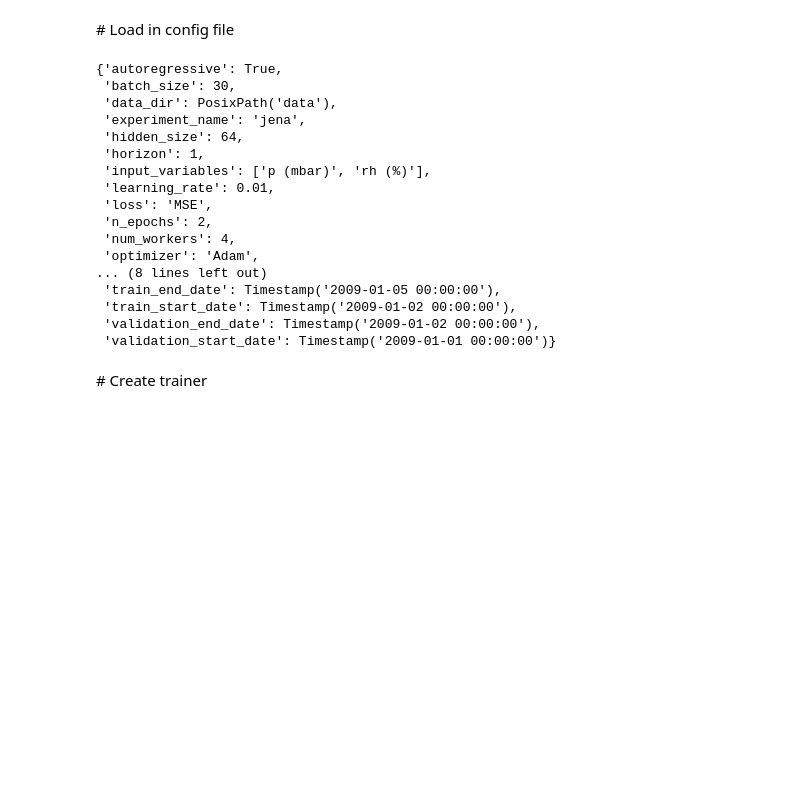
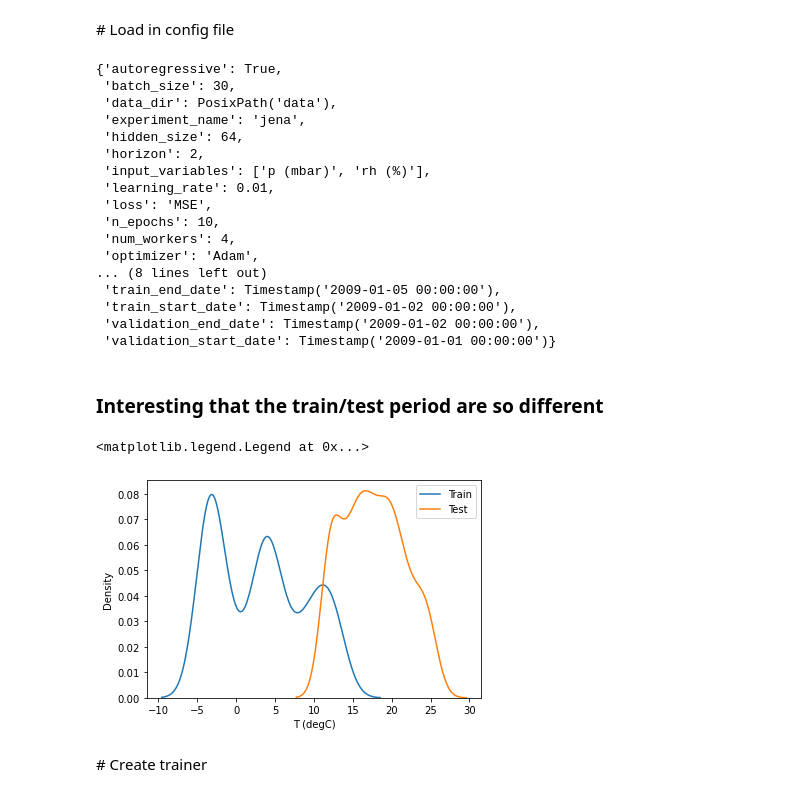
Before and after one commit to tommylees112/spatio_temporal, a Jupyter notebook: notebooks/jena_weather.ipynb, the cells around one changed output. Cells and saved outputs as stored; diff of their text form; code cells hidden in the pictures; blank space fills up the shorter version.

```diff
--- a/notebooks/jena_weather.ipynb
+++ b/notebooks/jena_weather.ipynb
@@ -36,11 +36,21 @@ ds = load_test_jena_data_as_dataset(base_dir / "data")
 # Load in config file
 # %%
 cfg = Config(base_dir / "tests/testconfigs/jena.yml")
-cfg._cfg["n_epochs"] = 2
+cfg._cfg["n_epochs"] = 10
 cfg._cfg["autoregressive"] = True
-cfg._cfg["horizon"] = 1
+cfg._cfg["horizon"] = 2
 cfg._cfg["seq_length"] = 48
 cfg._cfg["scheduler"] = "cycle"
+
+#  NOTE: this means we are testing on the train period!
+# Swap test, train periods
+# test_start = cfg._cfg["test_start_date"]
+# test_end = cfg._cfg["test_end_date"]
+# cfg._cfg["test_start_date"] = cfg._cfg["train_start_date"]
+# cfg._cfg["test_end_date"] = cfg._cfg["train_end_date"]
+
+# cfg._cfg["train_start_date"] = test_start
+# cfg._cfg["train_end_date"] = test_end
 cfg
 # %% [output]
 {'autoregressive': True,
@@ -48,11 +58,11 @@ cfg
  'data_dir': PosixPath('data'),
  'experiment_name': 'jena',
  'hidden_size': 64,
- 'horizon': 1,
+ 'horizon': 2,
  'input_variables': ['p (mbar)', 'rh (%)'],
  'learning_rate': 0.01,
  'loss': 'MSE',
- 'n_epochs': 2,
+ 'n_epochs': 10,
  'num_workers': 4,
  'optimizer': 'Adam',
 ... (8 lines left out)
@@ -68,3 +73,15 @@ cfg
+# %% [markdown]
+### Interesting that the train/test period are so different
+# %%
+test = ds.isel(pixel=0).sel(time=slice(cfg._cfg["test_start_date"], cfg._cfg["test_end_date"]))
+train = ds.isel(pixel=0).sel(time=slice(cfg._cfg["train_start_date"], cfg._cfg["train_end_date"]))
+
+sns.kdeplot(train[cfg.target_variable], label="Train")
+sns.kdeplot(test[cfg.target_variable], label="Test")
+plt.legend()
+# %% [output]
+<matplotlib.legend.Legend at 0x...>
+[figure, added]
 # %% [markdown]
 # Create trainer
 # %%
```
Also changed, not shown: parts of 8 cells of this notebook, 8 other files.
